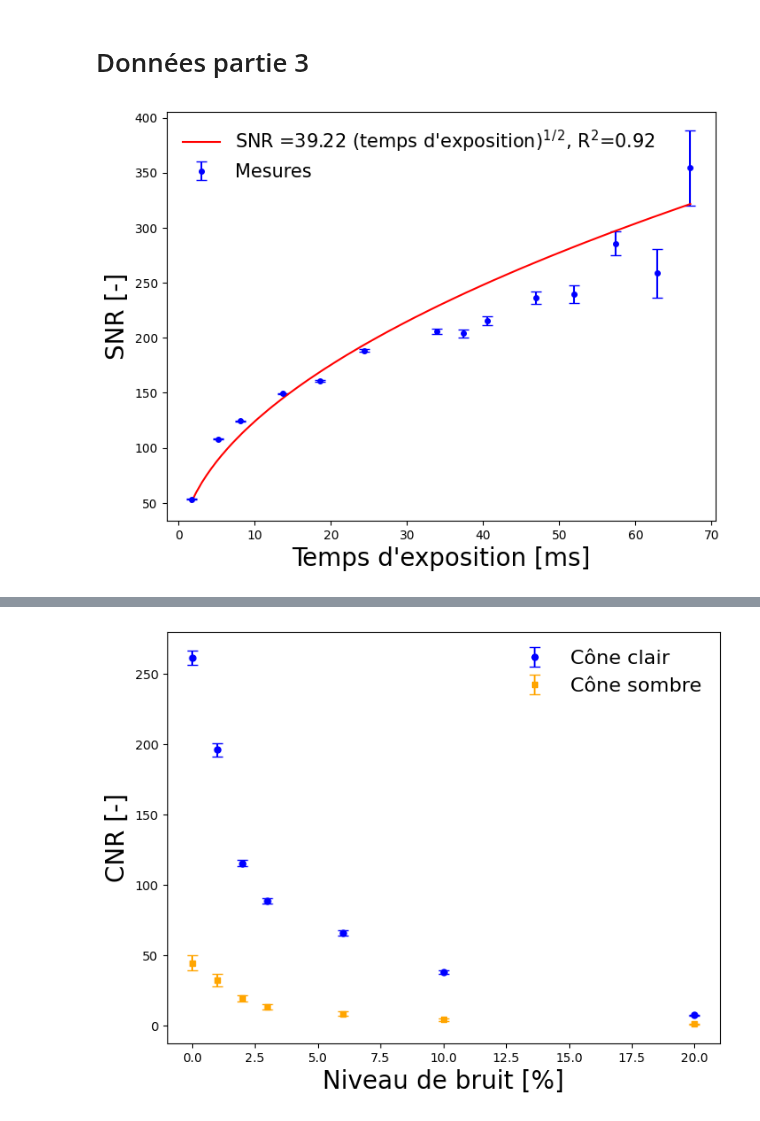
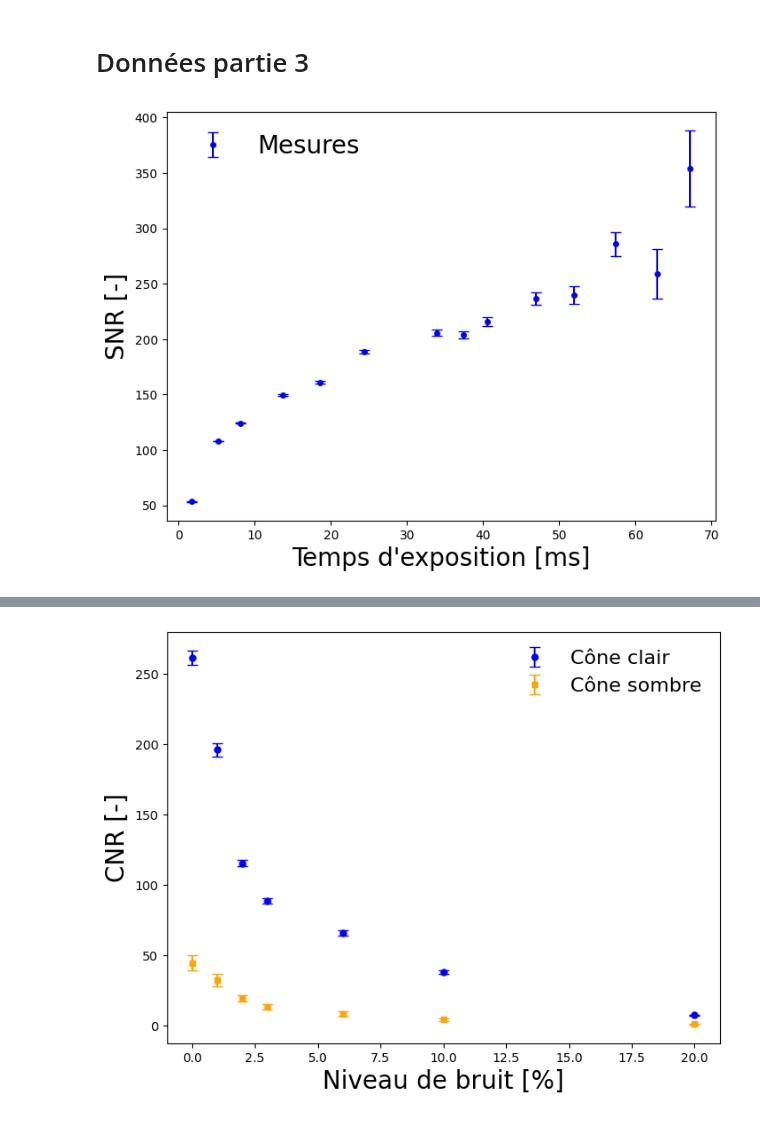
Before and after one commit to felixantoine1/labV_projet, a Jupyter notebook: analyse_partie3.ipynb, the cells around one changed output, grey strips where cells are left out. Drawn from its saved outputs; the diff is of its cells as text; code cells hidden in the pictures.

```diff
--- a/analyse_partie3.ipynb
+++ b/analyse_partie3.ipynb
@@ -93,33 +93,33 @@ erreur_3a = [ ((1 / (y * np.exp(x))) * (np.sqrt((y / x)**2))) * (750 / z) for x,
 # %%
 # Graphique 3a
 
 # Affichage
 plt.figure(figsize=(8, 6))
 
 plt.errorbar(p3a_ms, snr, yerr= erreur_3a, color='blue', marker='o', markersize=4, capsize=4, linestyle='', label='Mesures')
 
 def modele(x, a):
     return a * np.sqrt(x)
 
 # Ajustement du modèle aux données
 params, covariance = curve_fit(modele, p3a_ms, snr, sigma=sigma_2d)
 a = params[0]
 
 # Courbe de régression
 x_range = np.linspace(min(p3a_ms), max(p3a_ms), 100)
 y_fit = modele(x_range, a)
 
 # Coefficient de détermination R^2
 slope, intercept, r_value, _, _ = linregress(snr, modele(p3a_ms, a))
 r_squared = r_value ** 2
 
-plt.plot(x_range, y_fit, color='red', label=f"SNR ={a:.2f} (temps d'exposition)$^1$$^/$$^2$, R$^2$={r_squared:.2f}")
+# plt.plot(x_range, y_fit, color='red', label=f"SNR ={a:.2f} (temps d'exposition)$^1$$^/$$^2$, R$^2$={r_squared:.2f}")
 
 
 
 plt.xlabel("Temps d'exposition [ms]", fontsize=20)
 plt.ylabel("SNR [-]", fontsize=20)
-plt.legend(frameon=False, fontsize=15)
+plt.legend(frameon=False, fontsize=20)
 plt.show()
 # %% [output]
-[figure, old version]
+[figure, new version]
```
Also changed, not shown: parts of 2 cells of this notebook, 2 other files.
